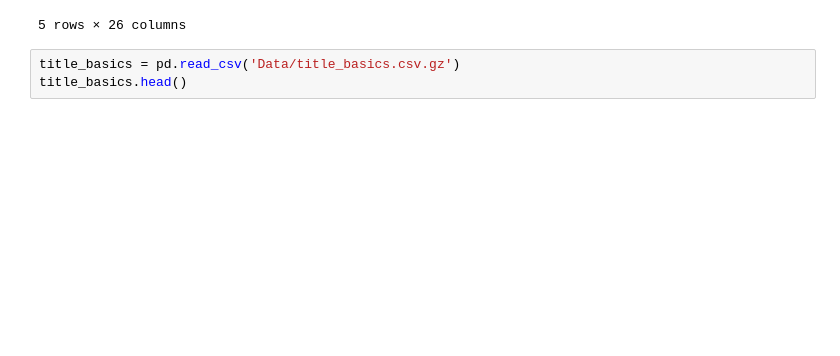
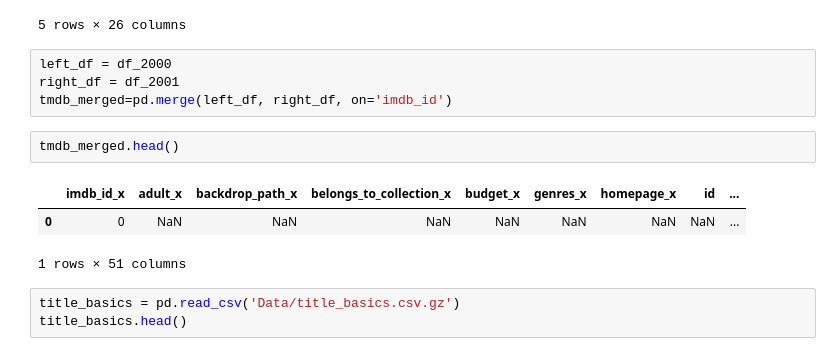
Before and after one commit to thejustinfields/data-enrichment-project, a Jupyter notebook: part-3-SQL.ipynb, the cells around one changed output. Cells and saved outputs as stored; diff of their text form; blank space fills up the shorter version.

```diff
--- a/part-3-SQL.ipynb
+++ b/part-3-SQL.ipynb
@@ -32,6 +32,16 @@ df_2001.head()
 | 3 | tt0116916 | 0.0 | /rFpHBidSlhjflmnLu7BZilyKeQR.jpg | NaN | 0.0 | [{'id': 28, 'name': 'Action'}, {'... | NaN | 73549.0 | ... |
 | 4 | tt0118589 | 0.0 | /9NZAirJahVilTiDNCHLFcdkwkiy.jpg | NaN | 22000000.0 | [{'id': 18, 'name': 'Drama'}, {'i... | NaN | 10696.0 | ... |
 5 rows × 26 columns
+# %%
+left_df = df_2000
+right_df = df_2001
+tmdb_merged=pd.merge(left_df, right_df, on='imdb_id')
+# %%
+tmdb_merged.head()
+# %% [output]
+|  | imdb_id_x | adult_x | backdrop_path_x | belongs_to_collection_x | budget_x | genres_x | homepage_x | id | ... |
+| 0 | 0 | NaN | NaN | NaN | NaN | NaN | NaN | NaN | ... |
+1 rows × 51 columns
 # %%
 title_basics = pd.read_csv('Data/title_basics.csv.gz')
 title_basics.head()
```
Also changed, not shown: parts of 4 cells of this notebook.
